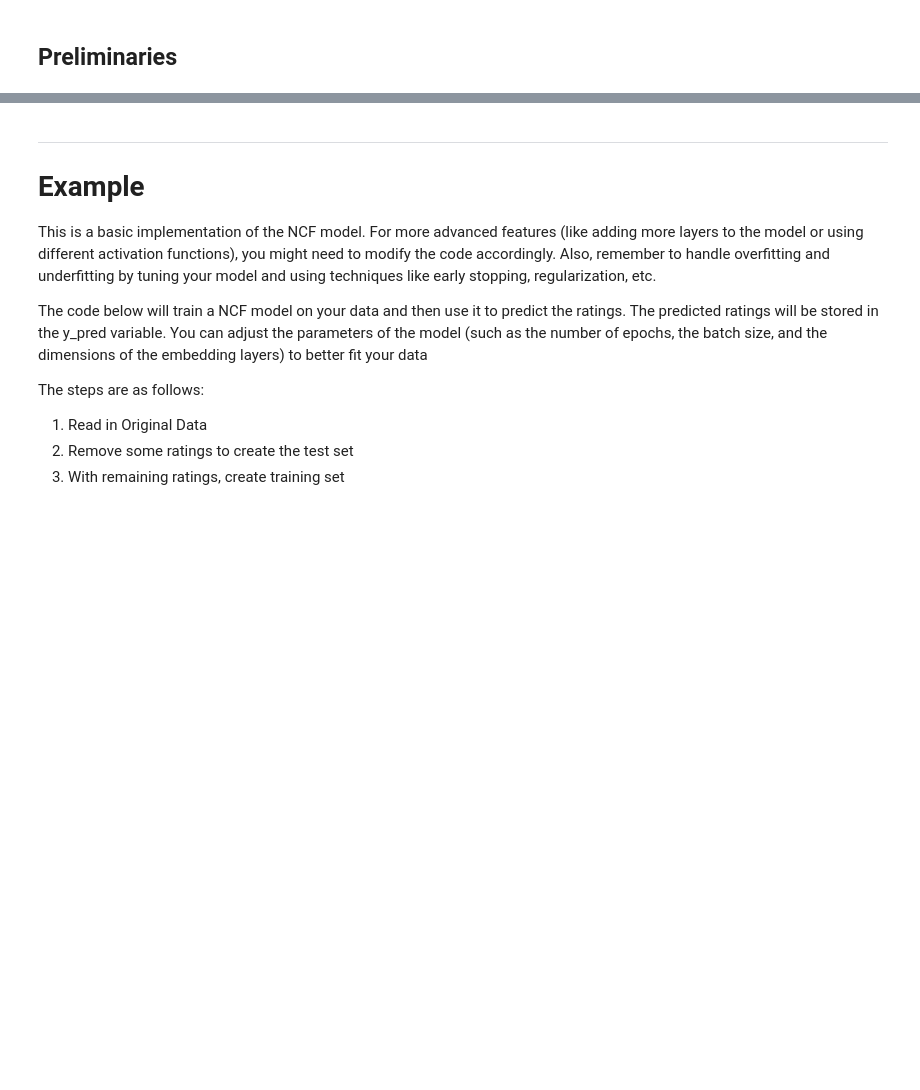
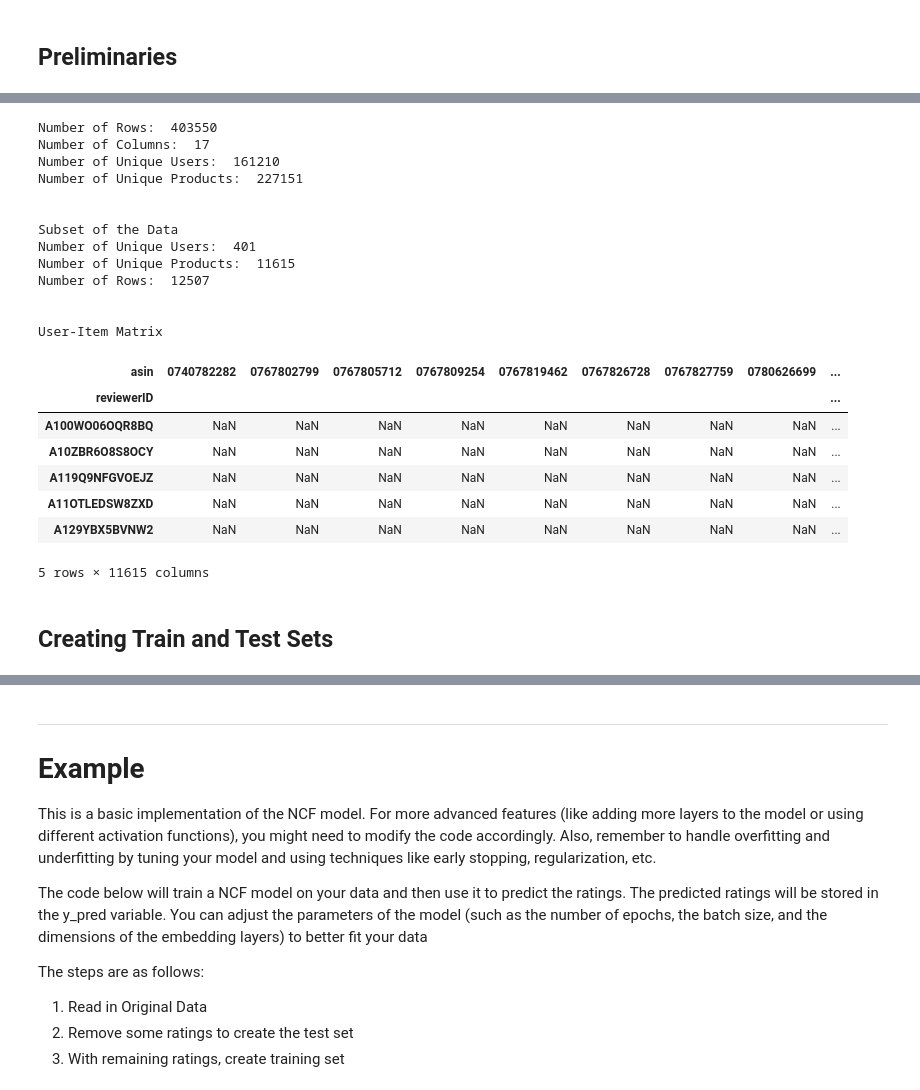
Before and after one commit to pavsingh7/Masters-Dissertation, a Jupyter notebook: Code/7 neural_collab_filtering.ipynb, the cells around one changed output, grey strips where cells are left out. Cells and saved outputs as stored; diff of their text form; code cells hidden in the pictures; blank space fills up the shorter version.

```diff
--- a/Code/7 neural_collab_filtering.ipynb
+++ b/Code/7 neural_collab_filtering.ipynb
@@ -20,0 +31,26 @@ import tensorflow as tf
+# %%
+# load data
+amz_data = pd.read_csv(r'c:\Users\e1002902\Downloads\amz_data.csv')
+display(amz_data.head())
+
+# print details
+print('Number of Rows: ', amz_data.shape[0])
+print('Number of Columns: ', amz_data.shape[1])
+print('Number of Unique Users: ', len(amz_data['reviewerID'].unique()))
+print('Number of Unique Products: ', len(amz_data['asin'].unique()))
+
+# Creating a Subset of the Data =====================================================
+# Only keep users who have rated more than 20 products
+user_counts = amz_data['reviewerID'].value_counts()
+amz_data = amz_data[amz_data['reviewerID'].isin(user_counts[user_counts >= 20].index)]
+print("\n\nSubset of the Data")
+print('Number of Unique Users: ', len(amz_data['reviewerID'].unique()))
+print('Number of Unique Products: ', len(amz_data['asin'].unique()))
+print('Number of Rows: ', amz_data.shape[0])
+
+# Creating User Item Matrix =====================================================
+# create user-item matrix
+data = amz_data.pivot_table(index='reviewerID', columns='asin', values='overall')
+print("\n\nUser-Item Matrix")
+display(data.head())
+# %% [output]
@@ -20,0 +63,23 @@ import tensorflow as tf
+Number of Rows:  403550
+Number of Columns:  17
+Number of Unique Users:  161210
+Number of Unique Products:  227151
+
+
+Subset of the Data
+Number of Unique Users:  401
+Number of Unique Products:  11615
+Number of Rows:  12507
+
+
+User-Item Matrix
+| asin | 0740782282 | 0767802799 | 0767805712 | 0767809254 | 0767819462 | 0767826728 | 0767827759 | 0780626699 | ... |
+| reviewerID |  |  |  |  |  |  |  |  | ... |
+| A100WO06OQR8BQ | NaN | NaN | NaN | NaN | NaN | NaN | NaN | NaN | ... |
+| A10ZBR6O8S8OCY | NaN | NaN | NaN | NaN | NaN | NaN | NaN | NaN | ... |
+| A119Q9NFGVOEJZ | NaN | NaN | NaN | NaN | NaN | NaN | NaN | NaN | ... |
+| A11OTLEDSW8ZXD | NaN | NaN | NaN | NaN | NaN | NaN | NaN | NaN | ... |
+| A129YBX5BVNW2 | NaN | NaN | NaN | NaN | NaN | NaN | NaN | NaN | ... |
+5 rows × 11615 columns
+# %% [markdown]
+## Creating Train and Test Sets
```
Also changed, not shown: parts of 17 cells of this notebook, 1 other file.
